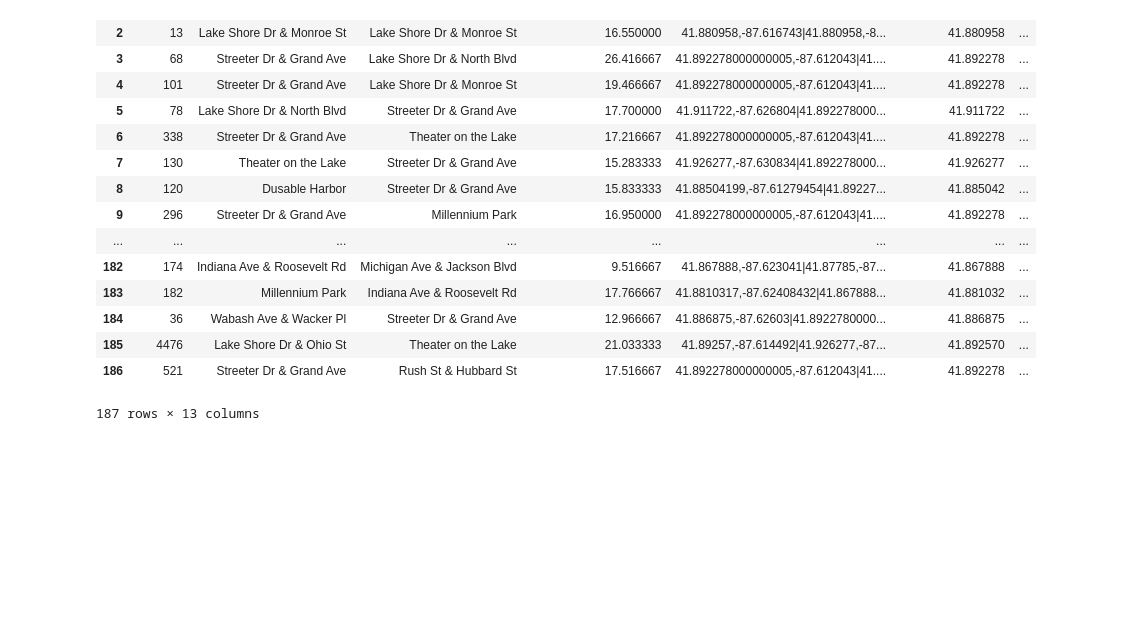
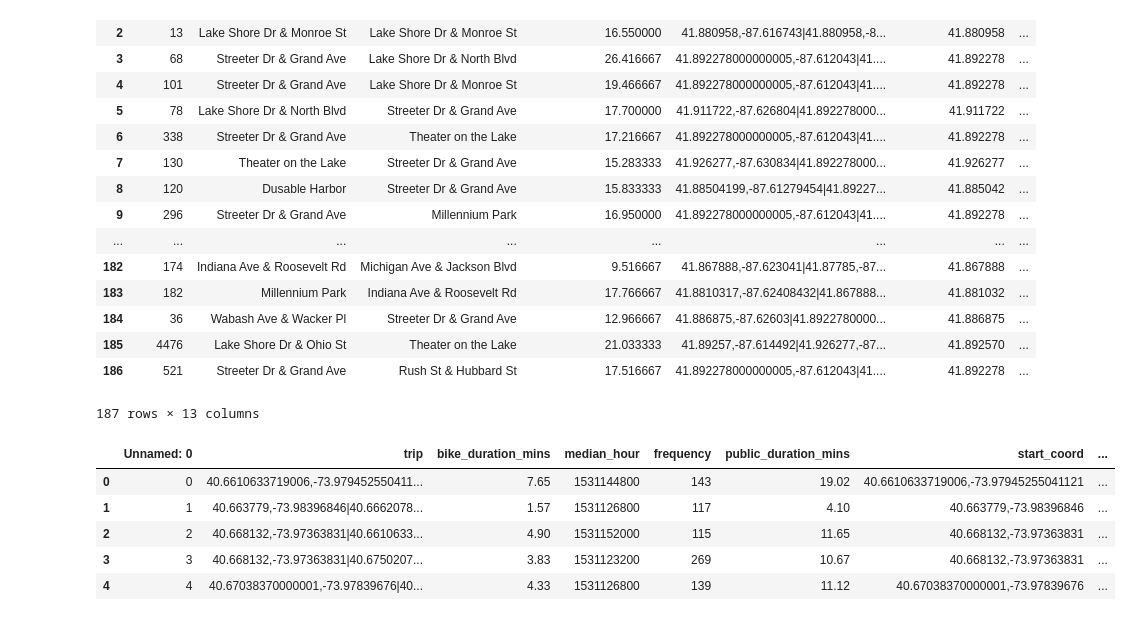
Before and after one commit to emrclik/project-three, a Jupyter notebook: Divvy/Divvy_SubsvsNon.ipynb, the cells around one changed output. Cells and saved outputs as stored; diff of their text form; code cells hidden in the pictures; blank space fills up the shorter version.

```diff
--- a/Divvy/Divvy_SubsvsNon.ipynb
+++ b/Divvy/Divvy_SubsvsNon.ipynb
@@ -120,3 +120,13 @@ non_subs
 187 rows × 13 columns
 # %%
 non_subs.to_csv('chicago-divvy-bicycle-sharing-data\divvy_NonSubs_VS_trips.csv')
+# %%
+CitiBike = pd.read_csv('trip_duration_comparison.csv')
+CitiBike.head()
+# %% [output]
+|  | Unnamed: 0 | trip | bike_duration_mins | median_hour | frequency | public_duration_mins | start_coord | ... |
+| 0 | 0 | 40.6610633719006,-73.979452550411... | 7.65 | 1531144800 | 143 | 19.02 | 40.6610633719006,-73.97945255041121 | ... |
+| 1 | 1 | 40.663779,-73.98396846|40.6662078... | 1.57 | 1531126800 | 117 | 4.10 | 40.663779,-73.98396846 | ... |
+| 2 | 2 | 40.668132,-73.97363831|40.6610633... | 4.90 | 1531152000 | 115 | 11.65 | 40.668132,-73.97363831 | ... |
+| 3 | 3 | 40.668132,-73.97363831|40.6750207... | 3.83 | 1531123200 | 269 | 10.67 | 40.668132,-73.97363831 | ... |
+| 4 | 4 | 40.67038370000001,-73.97839676|40... | 4.33 | 1531126800 | 139 | 11.12 | 40.67038370000001,-73.97839676 | ... |
```
Also changed, not shown: parts of 1 cell of this notebook, 7 other files.
